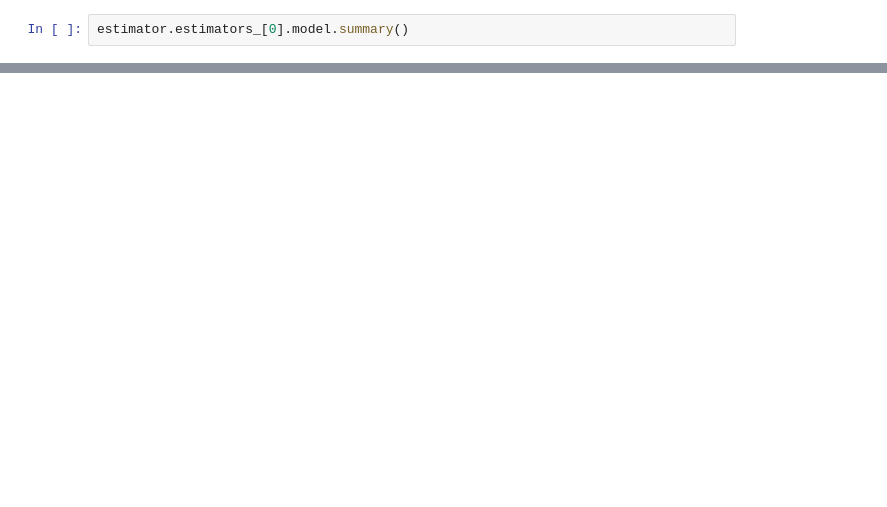
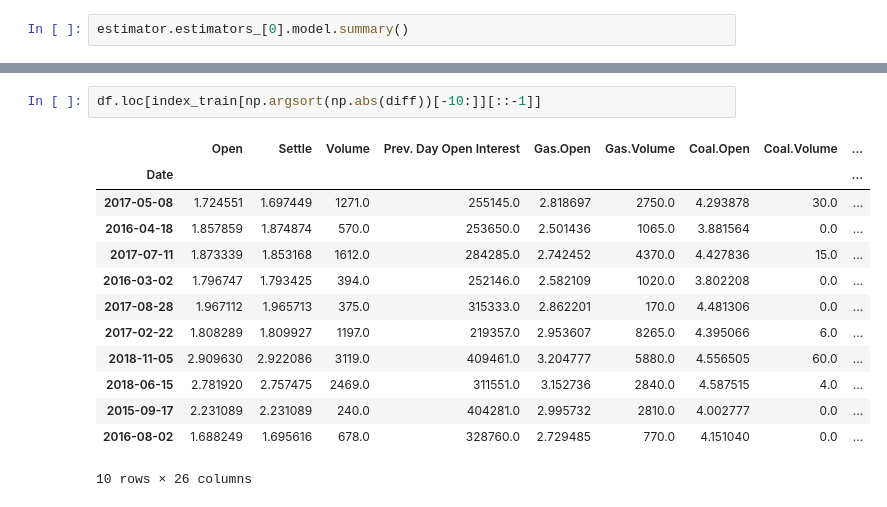
Before and after one commit to GaussianGarden/EUA-Price-Forecaster, a Jupyter notebook: Bootstrap Aggregation of Small Neural Networks.ipynb, the cells around one changed output, grey strips where cells are left out. Saved outputs shown, nothing was run; the diff lists cells and outputs as text; blank space fills up the shorter version.

```diff
--- a/Bootstrap Aggregation of Small Neural Networks.ipynb
+++ b/Bootstrap Aggregation of Small Neural Networks.ipynb
@@ -116,0 +194,16 @@ best_model_cv.best_params_
+# %%
+df.loc[index_train[np.argsort(np.abs(diff))[-10:]][::-1]]
+# %% [output]
+|  | Open | Settle | Volume | Prev. Day Open Interest | Gas.Open | Gas.Volume | Coal.Open | Coal.Volume | ... |
+| Date |  |  |  |  |  |  |  |  | ... |
+| 2017-05-08 | 1.724551 | 1.697449 | 1271.0 | 255145.0 | 2.818697 | 2750.0 | 4.293878 | 30.0 | ... |
+| 2016-04-18 | 1.857859 | 1.874874 | 570.0 | 253650.0 | 2.501436 | 1065.0 | 3.881564 | 0.0 | ... |
+| 2017-07-11 | 1.873339 | 1.853168 | 1612.0 | 284285.0 | 2.742452 | 4370.0 | 4.427836 | 15.0 | ... |
+| 2016-03-02 | 1.796747 | 1.793425 | 394.0 | 252146.0 | 2.582109 | 1020.0 | 3.802208 | 0.0 | ... |
+| 2017-08-28 | 1.967112 | 1.965713 | 375.0 | 315333.0 | 2.862201 | 170.0 | 4.481306 | 0.0 | ... |
+| 2017-02-22 | 1.808289 | 1.809927 | 1197.0 | 219357.0 | 2.953607 | 8265.0 | 4.395066 | 6.0 | ... |
+| 2018-11-05 | 2.909630 | 2.922086 | 3119.0 | 409461.0 | 3.204777 | 5880.0 | 4.556505 | 60.0 | ... |
+| 2018-06-15 | 2.781920 | 2.757475 | 2469.0 | 311551.0 | 3.152736 | 2840.0 | 4.587515 | 4.0 | ... |
+| 2015-09-17 | 2.231089 | 2.231089 | 240.0 | 404281.0 | 2.995732 | 2810.0 | 4.002777 | 0.0 | ... |
+| 2016-08-02 | 1.688249 | 1.695616 | 678.0 | 328760.0 | 2.729485 | 770.0 | 4.151040 | 0.0 | ... |
+10 rows × 26 columns
```
Also changed, not shown: parts of 22 cells of this notebook, 4 other files.
